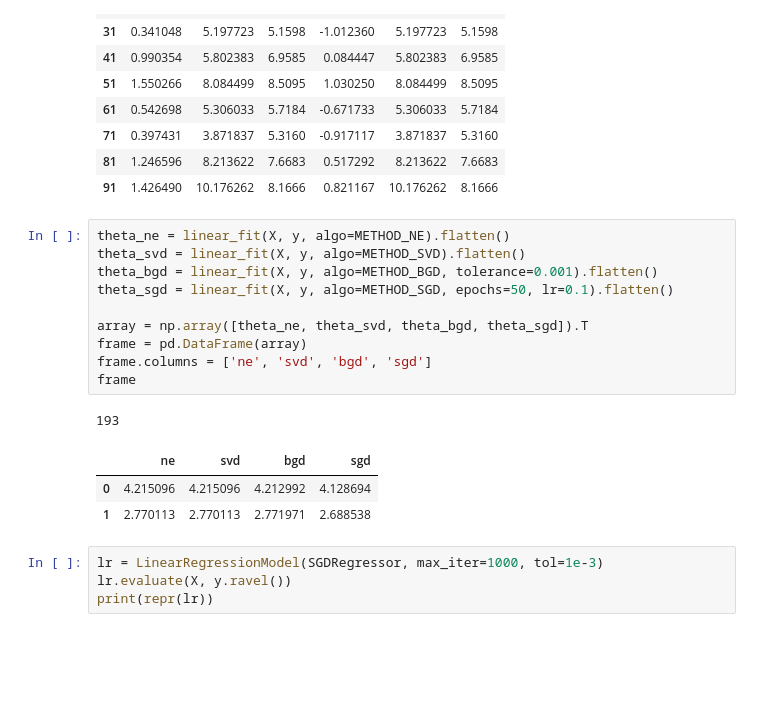
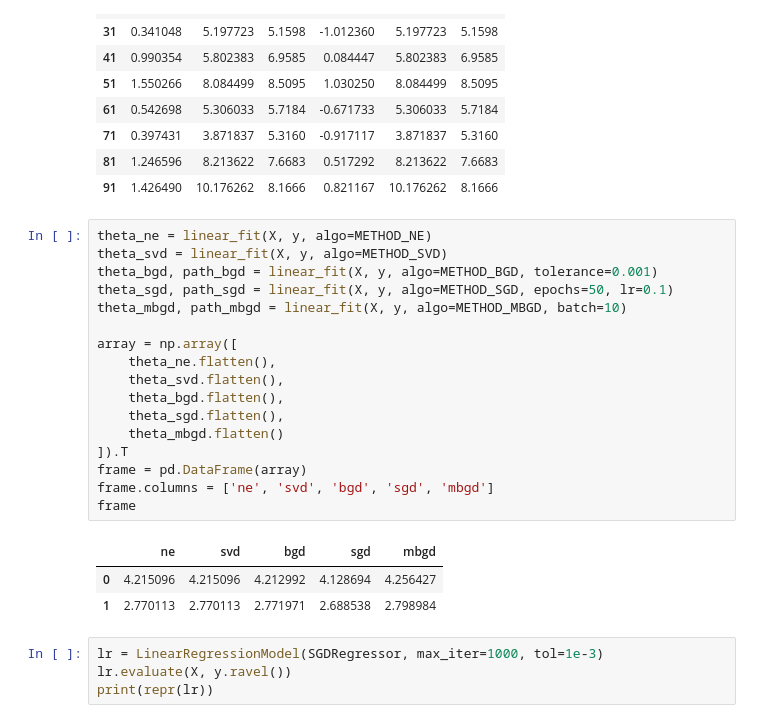
Before and after one commit to garcia-alex/ml-workflows, a Jupyter notebook: ch04.ipynb, the cells around one changed output. Drawn from its saved outputs; the diff is of its cells as text; blank space fills up the shorter version.

Commit message:
add Mini Batch GD and compare paths of LR methods

```diff
--- a/ch04.ipynb
+++ b/ch04.ipynb
@@ -95,20 +95,26 @@ frame
 | 81 | 1.246596 | 8.213622 | 7.6683 | 0.517292 | 8.213622 | 7.6683 |
 | 91 | 1.426490 | 10.176262 | 8.1666 | 0.821167 | 10.176262 | 8.1666 |
 # %%
-theta_ne = linear_fit(X, y, algo=METHOD_NE).flatten()
-theta_svd = linear_fit(X, y, algo=METHOD_SVD).flatten()
-theta_bgd = linear_fit(X, y, algo=METHOD_BGD, tolerance=0.001).flatten()
-theta_sgd = linear_fit(X, y, algo=METHOD_SGD, epochs=50, lr=0.1).flatten()
+theta_ne = linear_fit(X, y, algo=METHOD_NE)
+theta_svd = linear_fit(X, y, algo=METHOD_SVD)
+theta_bgd, path_bgd = linear_fit(X, y, algo=METHOD_BGD, tolerance=0.001)
+theta_sgd, path_sgd = linear_fit(X, y, algo=METHOD_SGD, epochs=50, lr=0.1)
+theta_mbgd, path_mbgd = linear_fit(X, y, algo=METHOD_MBGD, batch=10)
 
-array = np.array([theta_ne, theta_svd, theta_bgd, theta_sgd]).T
+array = np.array([
+    theta_ne.flatten(),
+    theta_svd.flatten(),
+    theta_bgd.flatten(),
+    theta_sgd.flatten(),
+    theta_mbgd.flatten()
+]).T
 frame = pd.DataFrame(array)
-frame.columns = ['ne', 'svd', 'bgd', 'sgd']
+frame.columns = ['ne', 'svd', 'bgd', 'sgd', 'mbgd']
 frame
 # %% [output]
-193
-|  | ne | svd | bgd | sgd |
-| 0 | 4.215096 | 4.215096 | 4.212992 | 4.128694 |
-| 1 | 2.770113 | 2.770113 | 2.771971 | 2.688538 |
+|  | ne | svd | bgd | sgd | mbgd |
+| 0 | 4.215096 | 4.215096 | 4.212992 | 4.128694 | 4.256427 |
+| 1 | 2.770113 | 2.770113 | 2.771971 | 2.688538 | 2.798984 |
 # %%
 lr = LinearRegressionModel(SGDRegressor, max_iter=1000, tol=1e-3)
 lr.evaluate(X, y.ravel())
```
Also changed, not shown: parts of 1 cell of this notebook, 1 other file.
